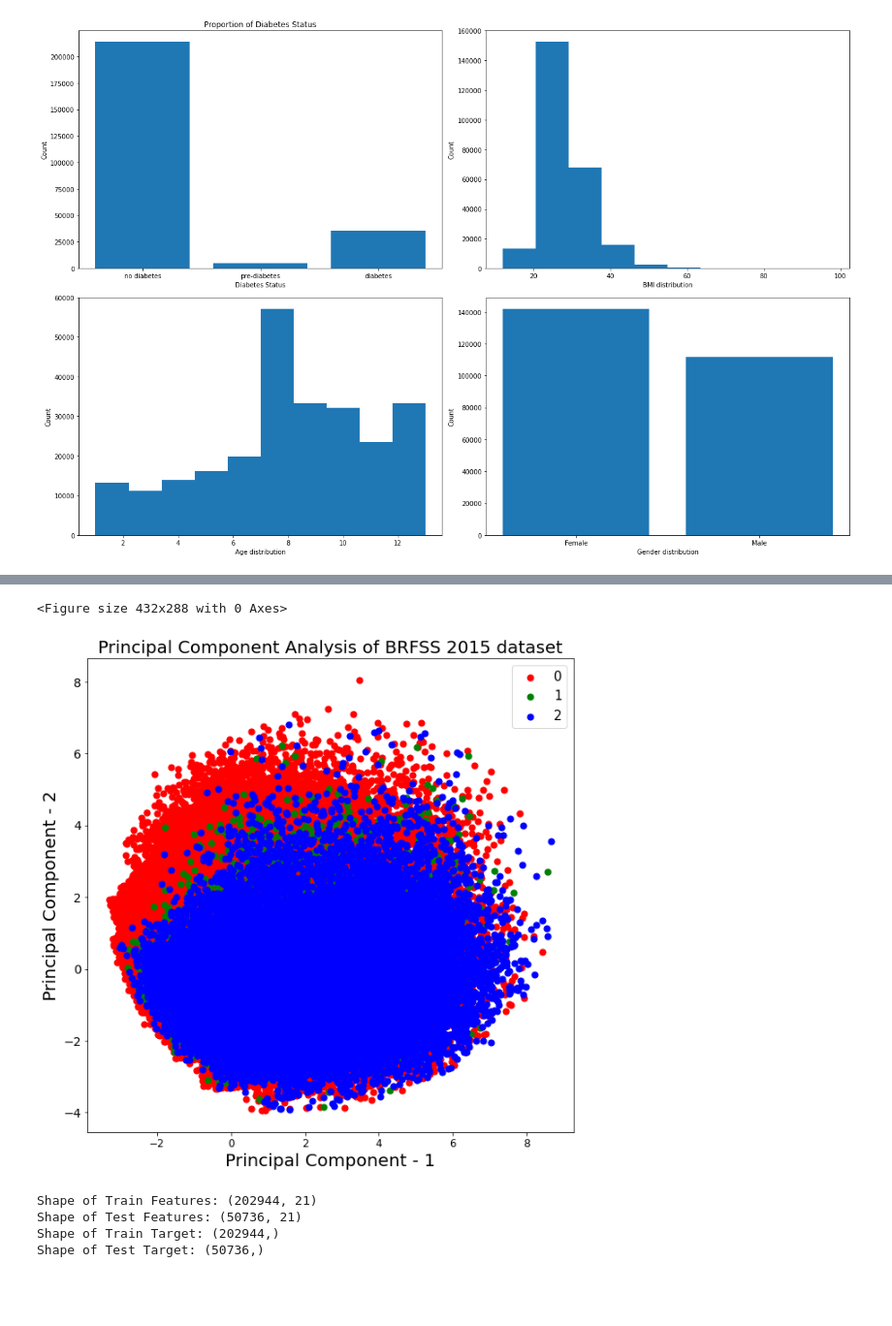
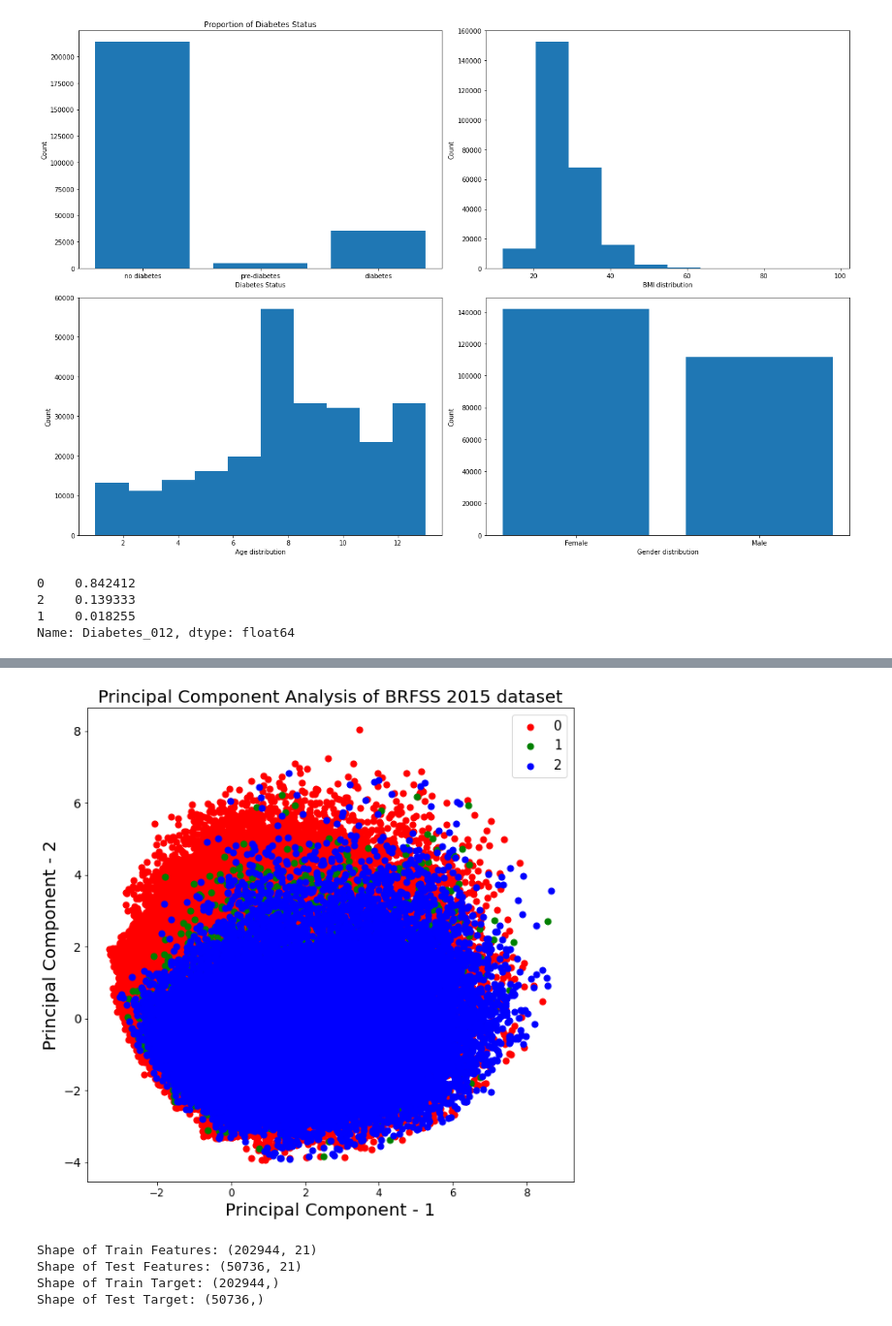
Before and after one commit to BruciiZ/stats302final, a Jupyter notebook: data_cleaning.ipynb, the cells around one changed output, grey strips where cells are left out. Shown at 97% size. Cells and saved outputs as stored; diff of their text form; code cells hidden in the pictures; blank space fills up the shorter version.

```diff
--- a/data_cleaning.ipynb
+++ b/data_cleaning.ipynb
@@ -107,6 +107,13 @@ plt.show()
 ## there is a clear class imbalance in this; few patients are pre-diabetes
 # %% [output]
 [figure]
+# %%
+df['Diabetes_012'].value_counts() / len(df)
+# %% [output]
+0    0.842412
+2    0.139333
+1    0.018255
+Name: Diabetes_012, dtype: float64
 # %%
 ## Unsupervised clustering
 import numpy as np
@@ -125,7 +132,6 @@ print(
 )
 
 # visualize the princinple components
-plt.figure()
 plt.figure(figsize=(10,10))
 plt.xticks(fontsize=12)
 plt.yticks(fontsize=14)
@@ -146,5 +152,4 @@ explained variance ratio (first two components): [0.16713006 0.08396679]
-<Figure size 432x288 with 0 Axes>
-[figure, old version]
+[figure, new version]
 # %%
 ## feature selection with lasso regression
 import numpy as np
```
Also changed, not shown: parts of 3 cells of this notebook.
